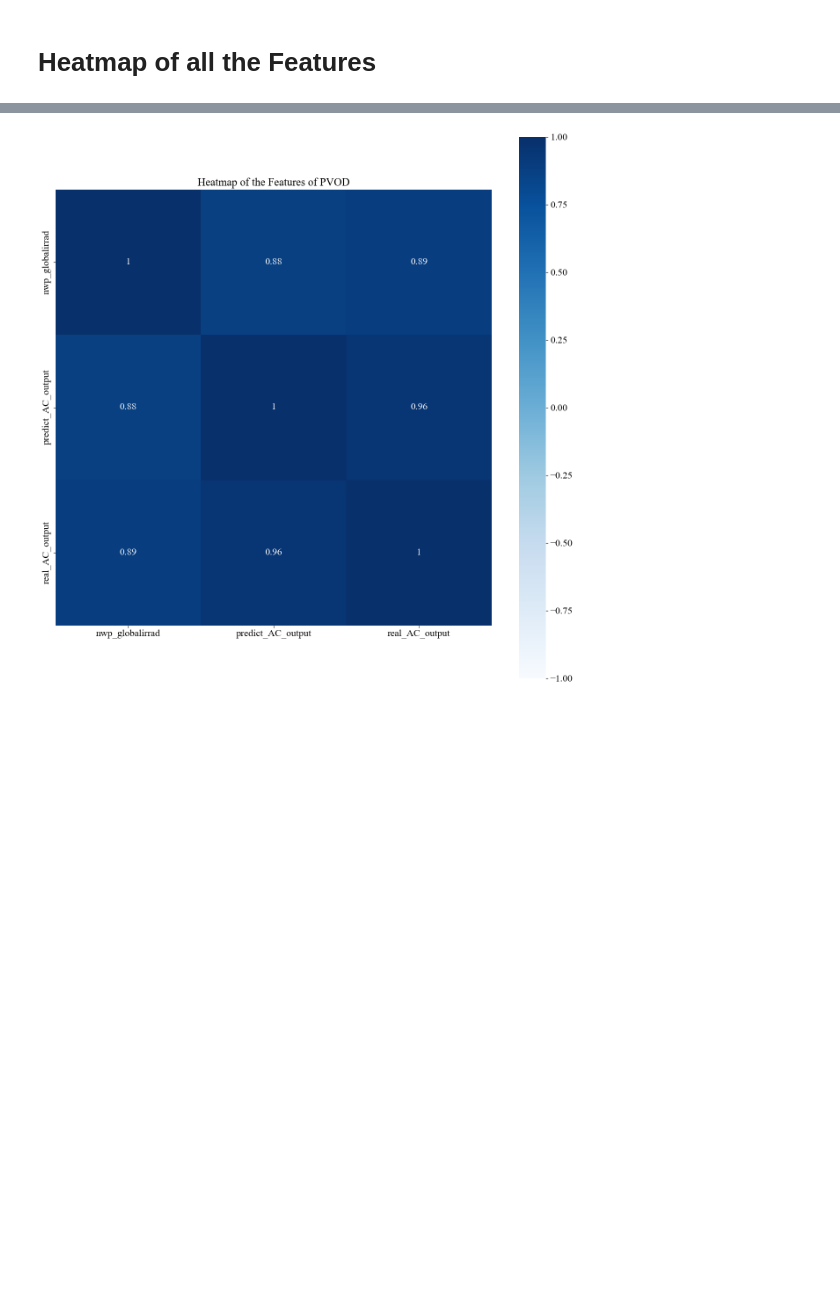
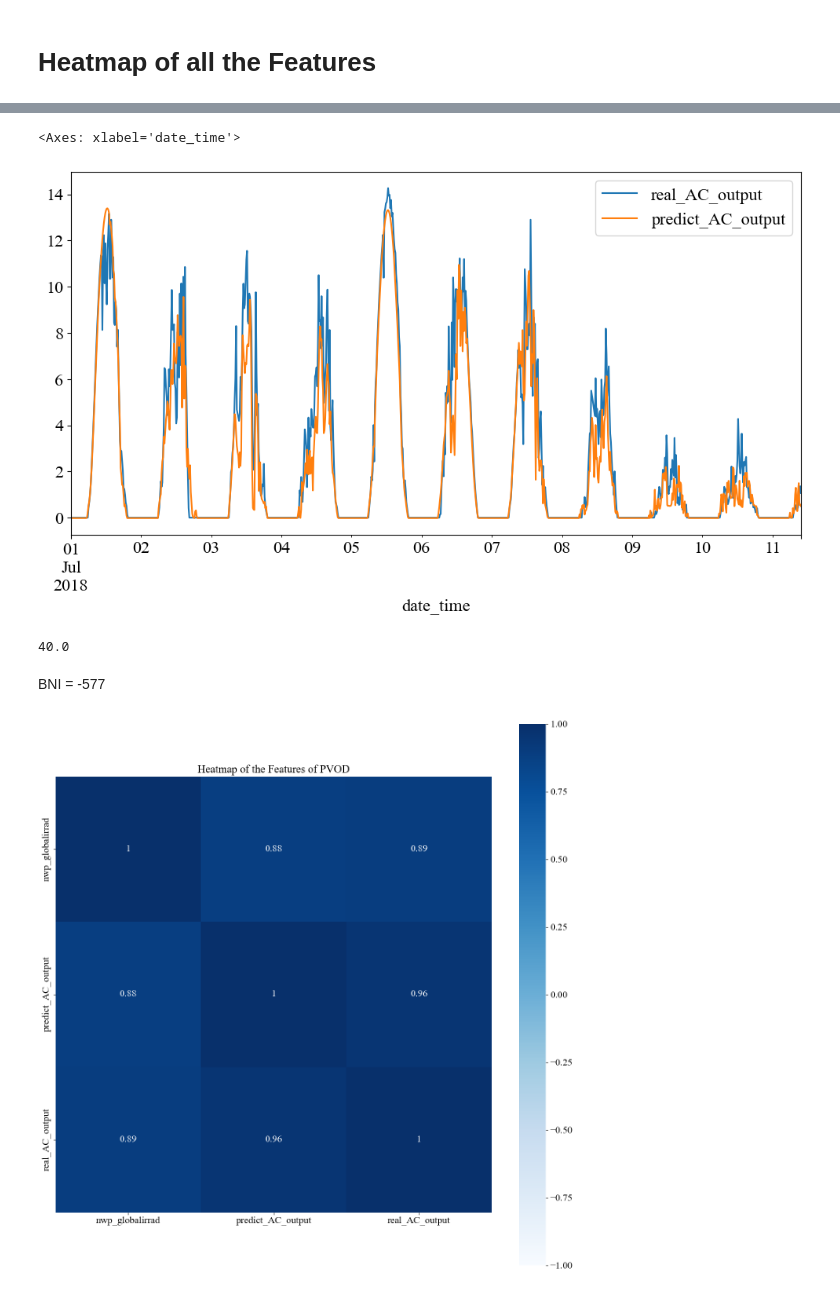
Before and after one commit to naokic3/solar_projectN, a Jupyter notebook: PVODataset/src/SampleCode.ipynb, the cells around one changed output, grey strips where cells are left out. Drawn from its saved outputs; the diff is of its cells as text; code cells hidden in the pictures; blank space fills up the shorter version.

```diff
--- a/PVODataset/src/SampleCode.ipynb
+++ b/PVODataset/src/SampleCode.ipynb
@@ -398,7 +384,7 @@ system = PVSystem(surface_tilt=31, surface_azimuth=180,
 # %%
 mc = ModelChain(system, site, transposition_model='perez',
                         solar_position_method='nrel_numpy',
-                        aoi_model='physical', spectral_model='no_loss')
+                        aoi_model='physical', spectral_model='sapm')
 # %%
 
 df_cams = pd.read_csv('../datasets/cams_s7.csv', comment='#', sep=';')
@@ -504,3 +556,23 @@ ori_data_0.iloc[:1000].plot(y=['real_AC_output', 'predict_AC_output'], figsize=(
+# %%
+ori_data_0.iloc[0:1000].plot(y=['real_AC_output', 'predict_AC_output'], figsize=(12, 6))
+# %% [output]
+<Axes: xlabel='date_time'>
+[figure, added]
+# %%
+module_power = 250.8  # W
+modules_per_string = 20
+strings_per_inverter = 100
+total_modules_simulated = modules_per_string * strings_per_inverter
+dc_capacity_simulated = (module_power * total_modules_simulated) / 1000  # kW
+
+# Calculate scaling needed for full capacity
+target_capacity = 20000  # kW
+scaling_factor = target_capacity / dc_capacity_simulated
+scaling_factor
+# %% [output]
+40.0
+# %% [markdown]
+BNI = -577
 # %%
 
 
```
Also changed, not shown: parts of 13 cells of this notebook, 1 other file.
